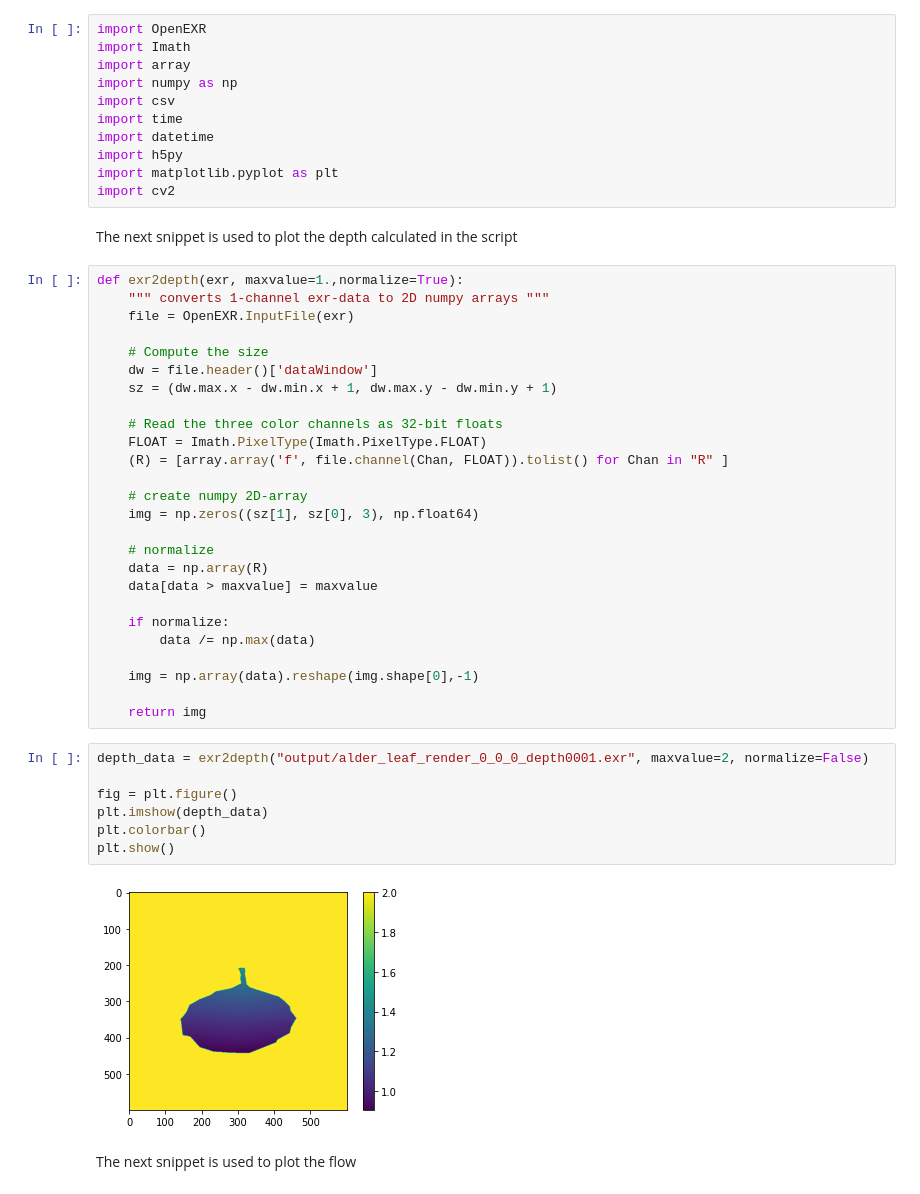
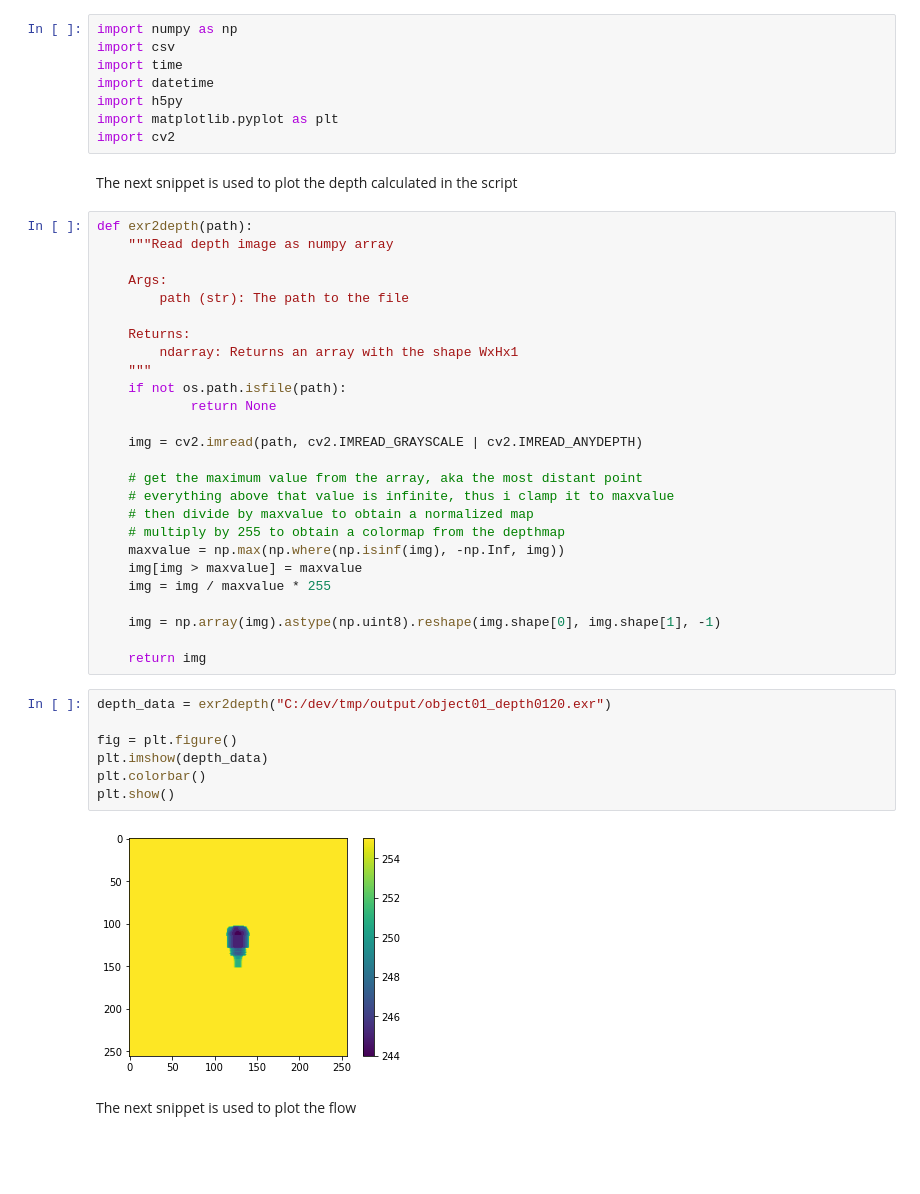
Before and after one commit to onorabil/blenderRenderer, a Jupyter notebook: PreviewData.ipynb, the cells around one changed output. Cells and saved outputs as stored; diff of their text form; blank space fills up the shorter version.

```diff
--- a/PreviewData.ipynb
+++ b/PreviewData.ipynb
@@ -1,7 +1,4 @@
 # %%
-import OpenEXR
-import Imath
-import array
 import numpy as np
 import csv
 import time
@@ -11,41 +8,41 @@ import matplotlib.pyplot as plt
 import cv2
 # %% [markdown]
 The next snippet is used to plot the depth calculated in the script
-# %%
-def exr2depth(exr, maxvalue=1.,normalize=True):
-    """ converts 1-channel exr-data to 2D numpy arrays """
-    file = OpenEXR.InputFile(exr)
-
-    # Compute the size
-    dw = file.header()['dataWindow']
-    sz = (dw.max.x - dw.min.x + 1, dw.max.y - dw.min.y + 1)
-
-    # Read the three color channels as 32-bit floats
-    FLOAT = Imath.PixelType(Imath.PixelType.FLOAT)
-    (R) = [array.array('f', file.channel(Chan, FLOAT)).tolist() for Chan in "R" ]
-
-    # create numpy 2D-array
-    img = np.zeros((sz[1], sz[0], 3), np.float64)
-
-    # normalize
-    data = np.array(R)
-    data[data > maxvalue] = maxvalue
-
-    if normalize:
-        data /= np.max(data)
-
-    img = np.array(data).reshape(img.shape[0],-1)
-
-    return img
+# %%
+def exr2depth(path):
+    """Read depth image as numpy array
+
+    Args:
+        path (str): The path to the file
+
+    Returns:
+        ndarray: Returns an array with the shape WxHx1
+    """
+    if not os.path.isfile(path):
+            return None
+
+    img = cv2.imread(path, cv2.IMREAD_GRAYSCALE | cv2.IMREAD_ANYDEPTH)
+
+    # get the maximum value from the array, aka the most distant point
+    # everything above that value is infinite, thus i clamp it to maxvalue
+    # then divide by maxvalue to obtain a normalized map
+    # multiply by 255 to obtain a colormap from the depthmap
+    maxvalue = np.max(np.where(np.isinf(img), -np.Inf, img))
+    img[img > maxvalue] = maxvalue
+    img = img / maxvalue * 255
+
+    img = np.array(img).astype(np.uint8).reshape(img.shape[0], img.shape[1], -1)
+
+    return img
 # %%
-depth_data = exr2depth("output/alder_leaf_render_0_0_0_depth0001.exr", maxvalue=2, normalize=False)
+depth_data = exr2depth("C:/dev/tmp/output/object01_depth0120.exr")
 
 fig = plt.figure()
 plt.imshow(depth_data)
 plt.colorbar()
 plt.show()
 # %% [output]
-[figure, old version]
+[figure, new version]
 # %% [markdown]
 The next snippet is used to plot the flow
 # %%
```
Also changed, not shown: parts of 9 cells of this notebook.
